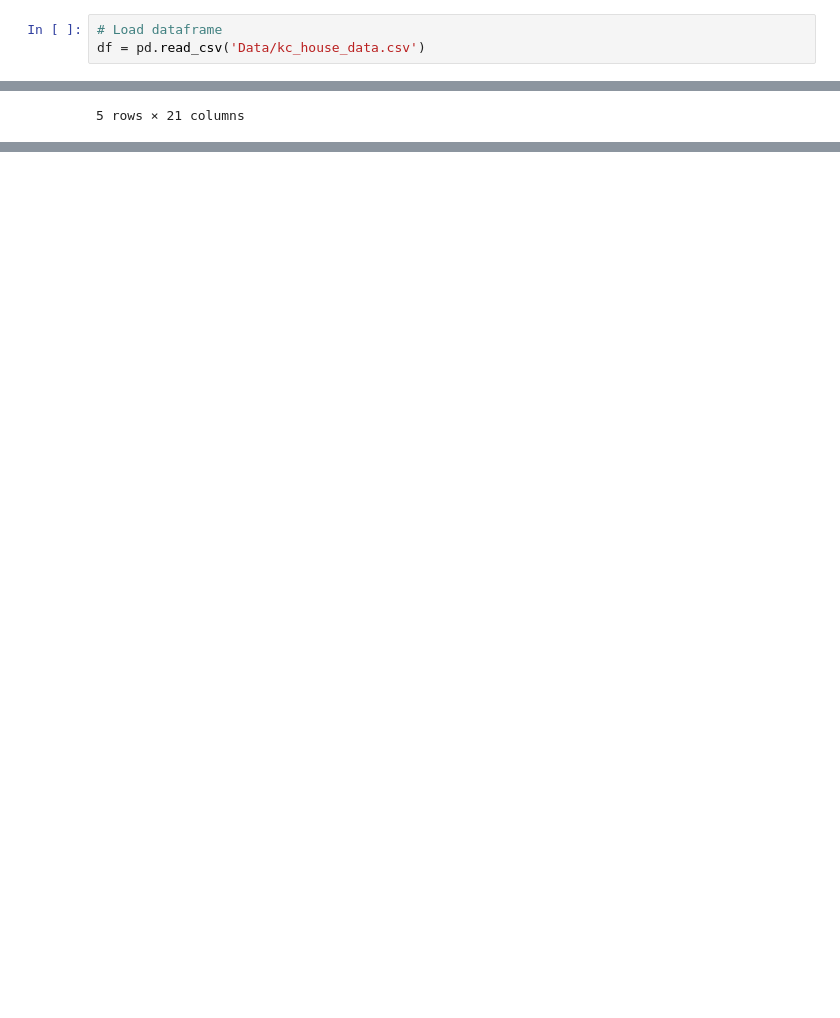
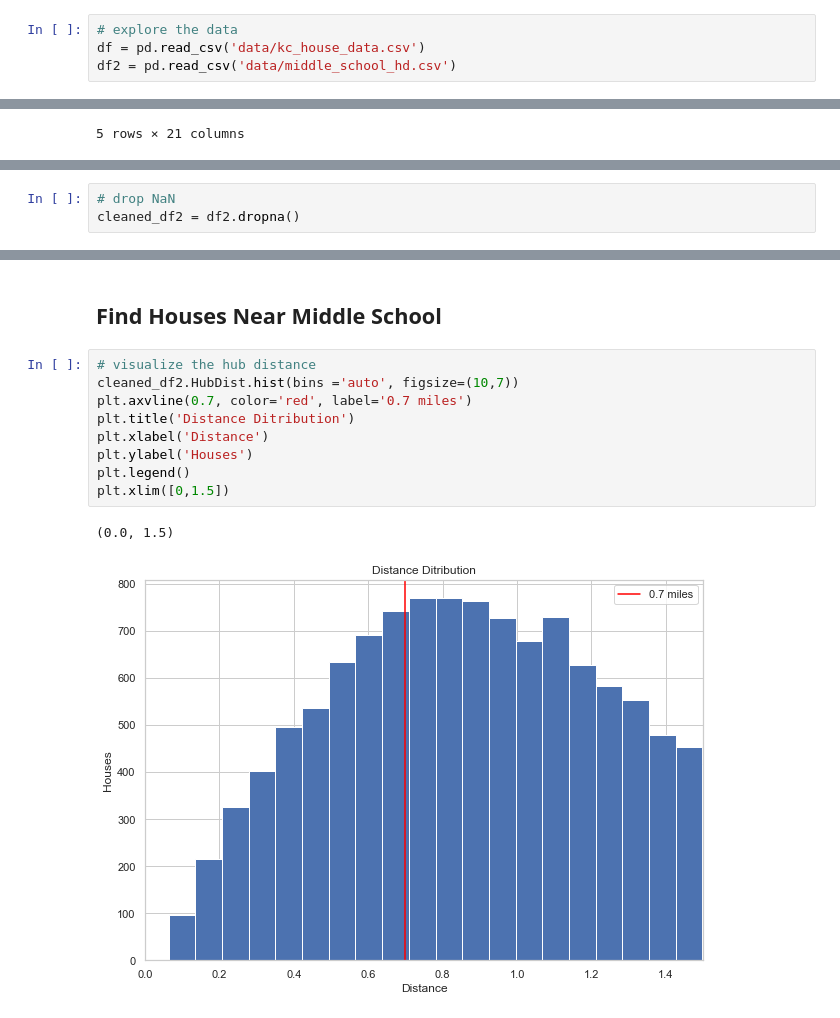
Before and after one commit to Caleb-Harriss/dsc-phase-2-project-v2-3, a Jupyter notebook: student.ipynb, the cells around one changed output, grey strips where cells are left out. Cells and saved outputs as stored; diff of their text form; blank space fills up the shorter version.

```diff
--- a/student.ipynb
+++ b/student.ipynb
@@ -18,3 +23,4 @@ import statsmodels.api as sm
 # %%
-# Load dataframe
-df = pd.read_csv('Data/kc_house_data.csv')
+# explore the data
+df = pd.read_csv('data/kc_house_data.csv')
+df2 = pd.read_csv('data/middle_school_hd.csv')
@@ -252,0 +125,3 @@ sns.scatterplot(x, y, hue = df['view'])
+# %%
+# drop NaN
+cleaned_df2 = df2.dropna()
@@ -252,0 +294,14 @@ sns.scatterplot(x, y, hue = df['view'])
+# %% [markdown]
+## Find Houses Near Middle School
+# %%
+# visualize the hub distance
+cleaned_df2.HubDist.hist(bins ='auto', figsize=(10,7))
+plt.axvline(0.7, color='red', label='0.7 miles')
+plt.title('Distance Ditribution')
+plt.xlabel('Distance')
+plt.ylabel('Houses')
+plt.legend()
+plt.xlim([0,1.5])
+# %% [output]
+(0.0, 1.5)
+[figure, added]
```
Also changed, not shown: parts of 67 cells of this notebook, 40 other files.
